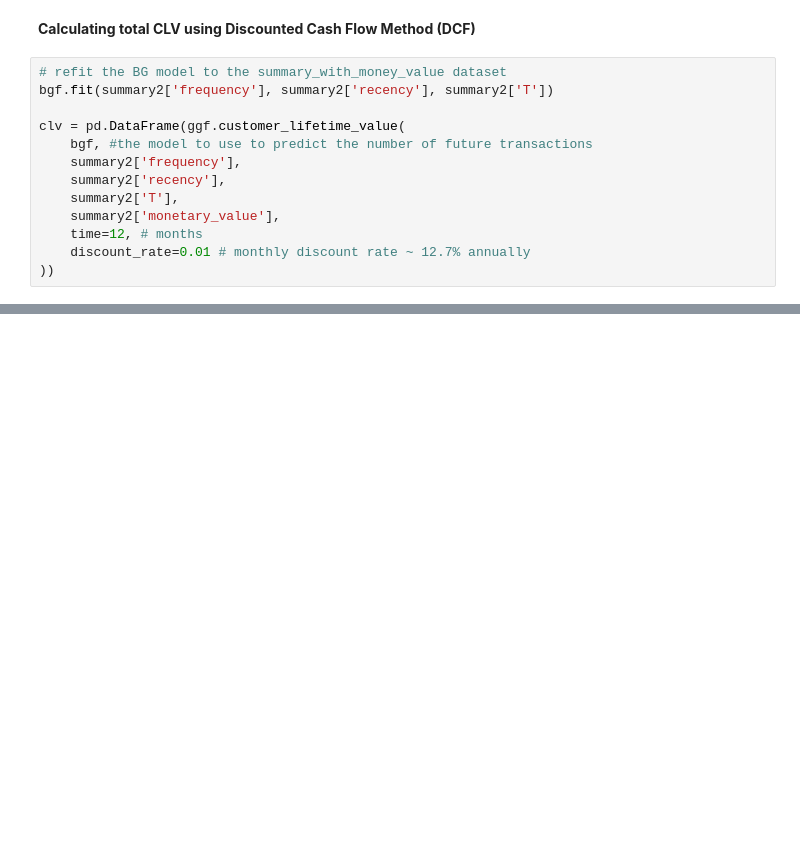
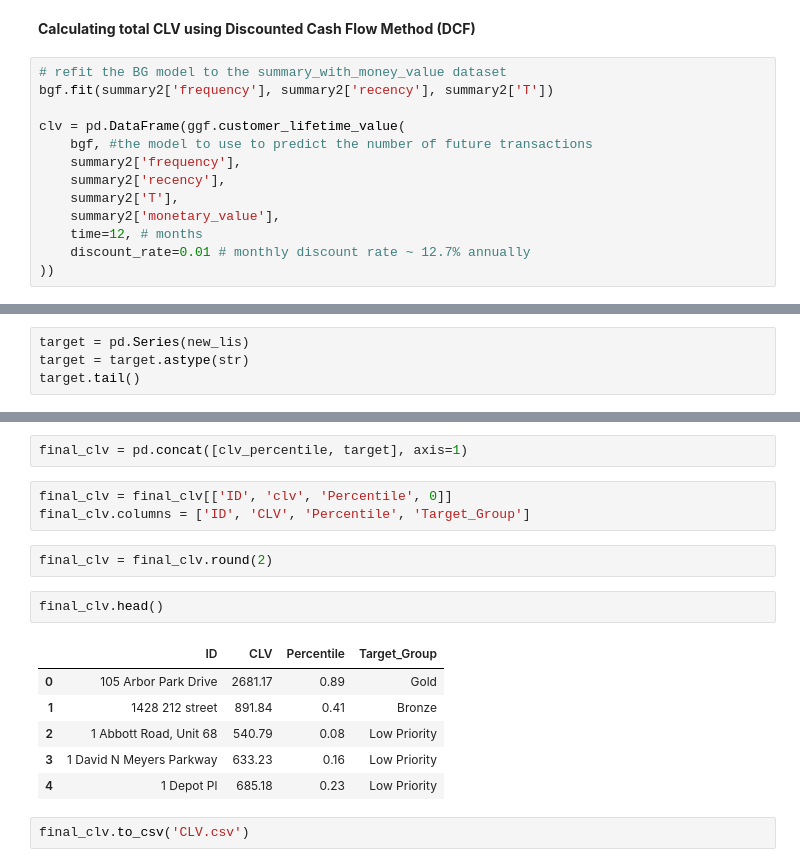
Before and after one commit to lksfr/NOSO, a Jupyter notebook: Lukas/CLVAnalysis.ipynb, the cells around one changed output, grey strips where cells are left out. Drawn from its saved outputs; the diff is of its cells as text; blank space fills up the shorter version.

```diff
--- a/Lukas/CLVAnalysis.ipynb
+++ b/Lukas/CLVAnalysis.ipynb
@@ -368,0 +460,4 @@ clv.sort_values(by='clv', ascending=False).head(10)
+# %%
+target = pd.Series(new_lis)
+target = target.astype(str)
+target.tail()
@@ -368,0 +480,18 @@ clv.sort_values(by='clv', ascending=False).head(10)
+# %%
+final_clv = pd.concat([clv_percentile, target], axis=1)
+# %%
+final_clv = final_clv[['ID', 'clv', 'Percentile', 0]]
+final_clv.columns = ['ID', 'CLV', 'Percentile', 'Target_Group']
+# %%
+final_clv = final_clv.round(2)
+# %%
+final_clv.head()
+# %% [output]
+|  | ID | CLV | Percentile | Target_Group |
+| 0 | 105 Arbor Park Drive | 2681.17 | 0.89 | Gold |
+| 1 | 1428 212 street | 891.84 | 0.41 | Bronze |
+| 2 | 1 Abbott Road, Unit 68 | 540.79 | 0.08 | Low Priority |
+| 3 | 1 David N Meyers Parkway | 633.23 | 0.16 | Low Priority |
+| 4 | 1 Depot Pl | 685.18 | 0.23 | Low Priority |
+# %%
+final_clv.to_csv('CLV.csv')
```
Also changed, not shown: parts of 19 cells of this notebook, 8 other files.
